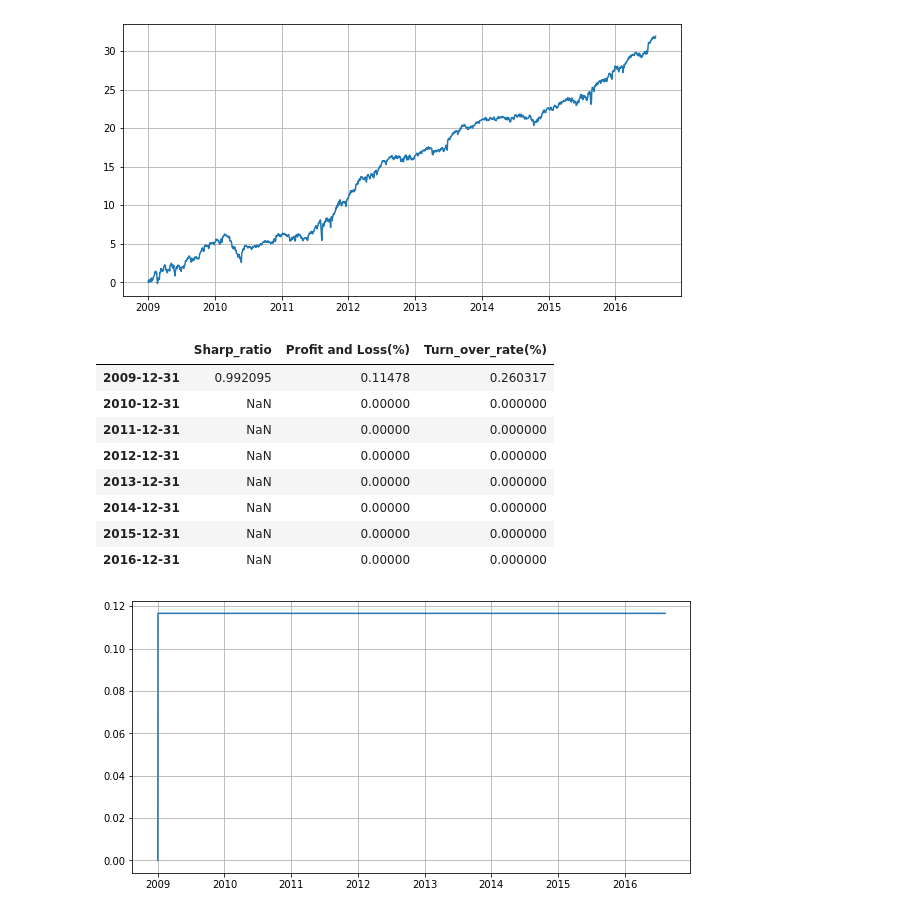
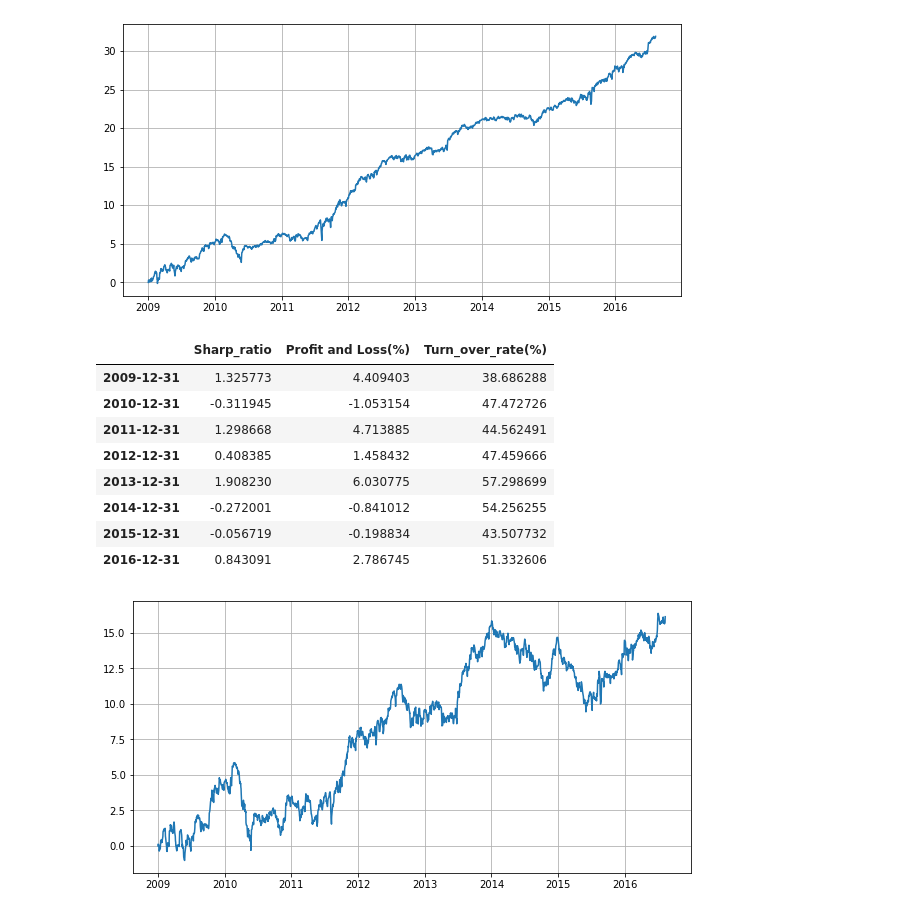
Before and after one commit to Dongwuk-kim/DL_final_proj, a Jupyter notebook: mean_reversion/mean_reversion_tutorial.ipynb, the cells around one changed output. Drawn from its saved outputs; the diff is of its cells as text; code cells hidden in the pictures.

```diff
--- a/mean_reversion/mean_reversion_tutorial.ipynb
+++ b/mean_reversion/mean_reversion_tutorial.ipynb
@@ -304,16 +286,19 @@ summary_pnl(portfolio_df, turn_over_df, price_s)
 | 2015-12-31 | 2.060435 | 5.462908 | 24.101652 |
 | 2016-12-31 | 2.910449 | 6.455590 | 25.308454 |
 [figure]
+# %%
+signal = price_s.rolling(5, min_periods=1).mean()
+portfolio_df_nc,turn_over_df_nc = mean_reversion_nc(signal)
 # %%
-zsummary_pnl(portfolio_df_nc, turn_over_df_nc, price_s)
+summary_pnl(portfolio_df_nc, turn_over_df_nc, price_s)
 # %% [output]
 |  | Sharp_ratio | Profit and Loss(%) | Turn_over_rate(%) |
-| 2009-12-31 | 0.992095 | 0.11478 | 0.260317 |
-| 2010-12-31 | NaN | 0.00000 | 0.000000 |
-| 2011-12-31 | NaN | 0.00000 | 0.000000 |
-| 2012-12-31 | NaN | 0.00000 | 0.000000 |
-| 2013-12-31 | NaN | 0.00000 | 0.000000 |
-| 2014-12-31 | NaN | 0.00000 | 0.000000 |
-| 2015-12-31 | NaN | 0.00000 | 0.000000 |
-| 2016-12-31 | NaN | 0.00000 | 0.000000 |
+| 2009-12-31 | 1.325773 | 4.409403 | 38.686288 |
+| 2010-12-31 | -0.311945 | -1.053154 | 47.472726 |
+| 2011-12-31 | 1.298668 | 4.713885 | 44.562491 |
+| 2012-12-31 | 0.408385 | 1.458432 | 47.459666 |
+| 2013-12-31 | 1.908230 | 6.030775 | 57.298699 |
+| 2014-12-31 | -0.272001 | -0.841012 | 54.256255 |
+| 2015-12-31 | -0.056719 | -0.198834 | 43.507732 |
+| 2016-12-31 | 0.843091 | 2.786745 | 51.332606 |
-[figure, old version]
+[figure, new version]
```
Also changed, not shown: parts of 5 cells of this notebook.
